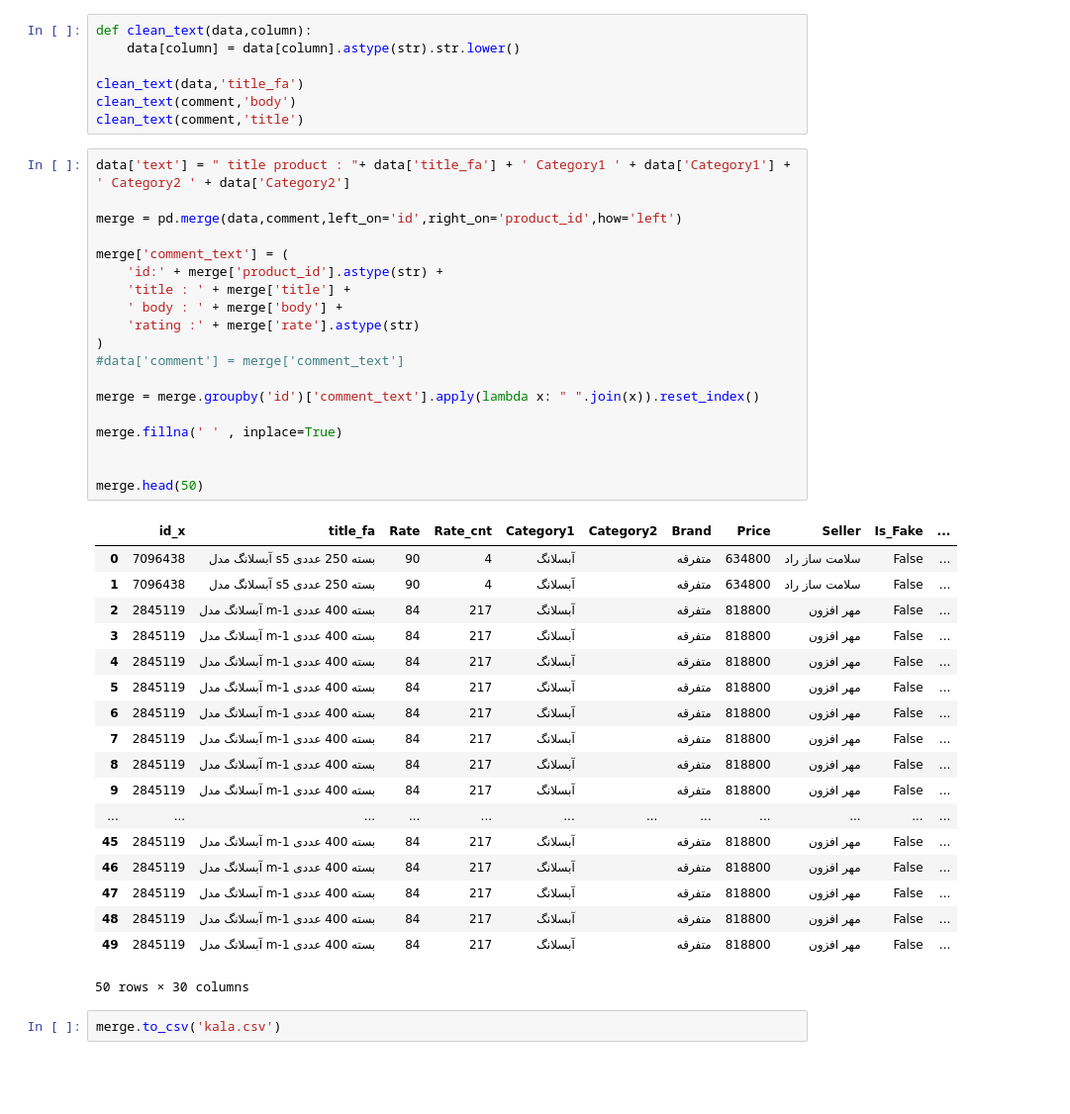
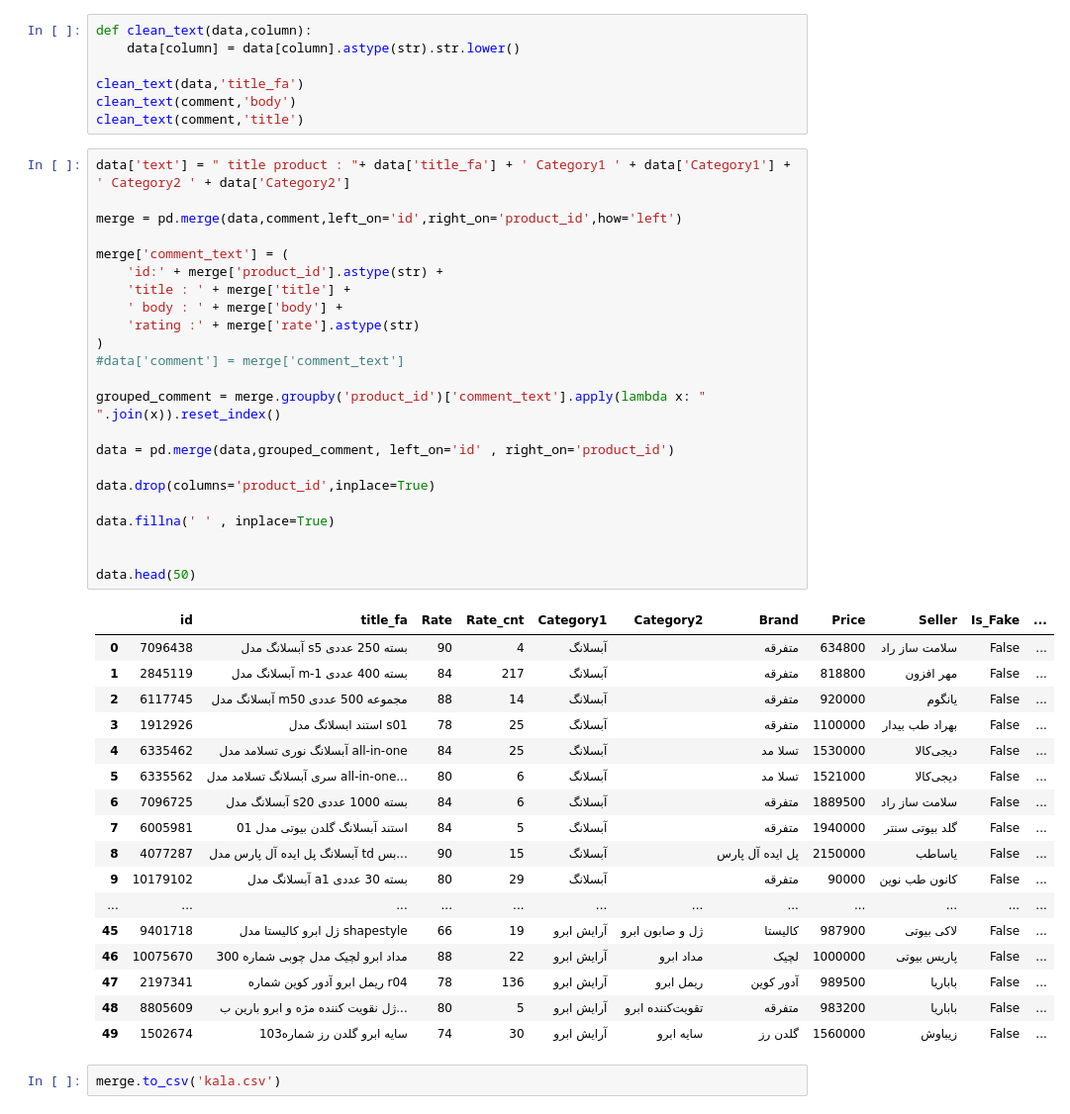
Before and after one commit to Reza-Baniasadi/Chat-Bot-Telegram, a Jupyter notebook: Rag_module/preprocess_kala.ipynb, the cells around one changed output. Shown at 99% size. Cells and saved outputs as stored; diff of their text form; blank space fills up the shorter version.

Commit message:
add merge again and drop column product_id after merge

```diff
--- a/Rag_module/preprocess_kala.ipynb
+++ b/Rag_module/preprocess_kala.ipynb
@@ -60,40 +60,43 @@ clean_text(comment,'title')
 # %%
 data['text'] = " title product : "+ data['title_fa'] + ' Category1 ' + data['Category1'] + ' Category2 ' + data['Category2']
 
 merge = pd.merge(data,comment,left_on='id',right_on='product_id',how='left')
 
 merge['comment_text'] = (
     'id:' + merge['product_id'].astype(str) +
     'title : ' + merge['title'] +
     ' body : ' + merge['body'] +
     'rating :' + merge['rate'].astype(str)
 )
 #data['comment'] = merge['comment_text']
 
-merge = merge.groupby('id')['comment_text'].apply(lambda x: " ".join(x)).reset_index()
+grouped_comment = merge.groupby('product_id')['comment_text'].apply(lambda x: " ".join(x)).reset_index()
 
-merge.fillna(' ' , inplace=True)
+data = pd.merge(data,grouped_comment, left_on='id' , right_on='product_id')
+
+data.drop(columns='product_id',inplace=True)
+
+data.fillna(' ' , inplace=True)
 
 
-merge.head(50)
+data.head(50)
 # %% [output]
-|  | id_x | title_fa | Rate | Rate_cnt | Category1 | Category2 | Brand | Price | Seller | Is_Fake | ... |
+|  | id | title_fa | Rate | Rate_cnt | Category1 | Category2 | Brand | Price | Seller | Is_Fake | ... |
 | 0 | 7096438 | آبسلانگ مدل s5 بسته 250 عددی | 90 | 4 | آبسلانگ |  | متفرقه | 634800 | سلامت ساز راد | False | ... |
-| 1 | 7096438 | آبسلانگ مدل s5 بسته 250 عددی | 90 | 4 | آبسلانگ |  | متفرقه | 634800 | سلامت ساز راد | False | ... |
-| 2 | 2845119 | آبسلانگ مدل m-1 بسته 400 عددی | 84 | 217 | آبسلانگ |  | متفرقه | 818800 | مهر افزون | False | ... |
-| 3 | 2845119 | آبسلانگ مدل m-1 بسته 400 عددی | 84 | 217 | آبسلانگ |  | متفرقه | 818800 | مهر افزون | False | ... |
-| 4 | 2845119 | آبسلانگ مدل m-1 بسته 400 عددی | 84 | 217 | آبسلانگ |  | متفرقه | 818800 | مهر افزون | False | ... |
-| 5 | 2845119 | آبسلانگ مدل m-1 بسته 400 عددی | 84 | 217 | آبسلانگ |  | متفرقه | 818800 | مهر افزون | False | ... |
-| 6 | 2845119 | آبسلانگ مدل m-1 بسته 400 عددی | 84 | 217 | آبسلانگ |  | متفرقه | 818800 | مهر افزون | False | ... |
-| 7 | 2845119 | آبسلانگ مدل m-1 بسته 400 عددی | 84 | 217 | آبسلانگ |  | متفرقه | 818800 | مهر افزون | False | ... |
-| 8 | 2845119 | آبسلانگ مدل m-1 بسته 400 عددی | 84 | 217 | آبسلانگ |  | متفرقه | 818800 | مهر افزون | False | ... |
-| 9 | 2845119 | آبسلانگ مدل m-1 بسته 400 عددی | 84 | 217 | آبسلانگ |  | متفرقه | 818800 | مهر افزون | False | ... |
+| 1 | 2845119 | آبسلانگ مدل m-1 بسته 400 عددی | 84 | 217 | آبسلانگ |  | متفرقه | 818800 | مهر افزون | False | ... |
+| 2 | 6117745 | آبسلانگ مدل m50 مجموعه 500 عددی | 88 | 14 | آبسلانگ |  | متفرقه | 920000 | یانگوم | False | ... |
+| 3 | 1912926 | استند ابسلانگ مدل s01 | 78 | 25 | آبسلانگ |  | متفرقه | 1100000 | بهراد طب بیدار | False | ... |
+| 4 | 6335462 | آبسلانگ نوری تسلامد مدل all-in-one | 84 | 25 | آبسلانگ |  | تسلا مد | 1530000 | دیجی‌کالا | False | ... |
+| 5 | 6335562 | سری آبسلانگ تسلامد مدل all-in-one... | 80 | 6 | آبسلانگ |  | تسلا مد | 1521000 | دیجی‌کالا | False | ... |
+| 6 | 7096725 | آبسلانگ مدل s20 بسته 1000 عددی | 84 | 6 | آبسلانگ |  | متفرقه | 1889500 | سلامت ساز راد | False | ... |
+| 7 | 6005981 | استند آبسلانگ گلدن بیوتی مدل 01 | 84 | 5 | آبسلانگ |  | متفرقه | 1940000 | گلد بیوتی سنتر | False | ... |
+| 8 | 4077287 | آبسلانگ پل ایده آل پارس مدل td بس... | 90 | 15 | آبسلانگ |  | پل ایده آل پارس | 2150000 | یاساطب | False | ... |
+| 9 | 10179102 | آبسلانگ مدل a1 بسته 30 عددی | 80 | 29 | آبسلانگ |  | متفرقه | 90000 | کانون طب نوین | False | ... |
 | ... | ... | ... | ... | ... | ... | ... | ... | ... | ... | ... | ... |
-| 45 | 2845119 | آبسلانگ مدل m-1 بسته 400 عددی | 84 | 217 | آبسلانگ |  | متفرقه | 818800 | مهر افزون | False | ... |
-| 46 | 2845119 | آبسلانگ مدل m-1 بسته 400 عددی | 84 | 217 | آبسلانگ |  | متفرقه | 818800 | مهر افزون | False | ... |
-| 47 | 2845119 | آبسلانگ مدل m-1 بسته 400 عددی | 84 | 217 | آبسلانگ |  | متفرقه | 818800 | مهر افزون | False | ... |
-| 48 | 2845119 | آبسلانگ مدل m-1 بسته 400 عددی | 84 | 217 | آبسلانگ |  | متفرقه | 818800 | مهر افزون | False | ... |
-| 49 | 2845119 | آبسلانگ مدل m-1 بسته 400 عددی | 84 | 217 | آبسلانگ |  | متفرقه | 818800 | مهر افزون | False | ... |
+| 45 | 9401718 | ژل ابرو کالیستا مدل shapestyle | 66 | 19 | آرایش ابرو | ژل و صابون ابرو | کالیستا | 987900 | لاکی بیوتی | False | ... |
+| 46 | 10075670 | مداد ابرو لچیک مدل چوبی شماره 300 | 88 | 22 | آرایش ابرو | مداد ابرو | لچیک | 1000000 | پاریس بیوتی | False | ... |
+| 47 | 2197341 | ریمل ابرو آدور کوین شماره r04 | 78 | 136 | آرایش ابرو | ریمل ابرو | آدور کوین | 989500 | باباریا | False | ... |
+| 48 | 8805609 | ژل نقویت کننده مژه و ابرو بارین ب... | 80 | 5 | آرایش ابرو | تقویت‌کننده ابرو | متفرقه | 983200 | باباریا | False | ... |
+| 49 | 1502674 | سایه ابرو گلدن رز شماره103 | 74 | 30 | آرایش ابرو | سایه ابرو | گلدن رز | 1560000 | زیباوش | False | ... |
-50 rows × 30 columns
 # %%
 merge.to_csv('kala.csv')
```
